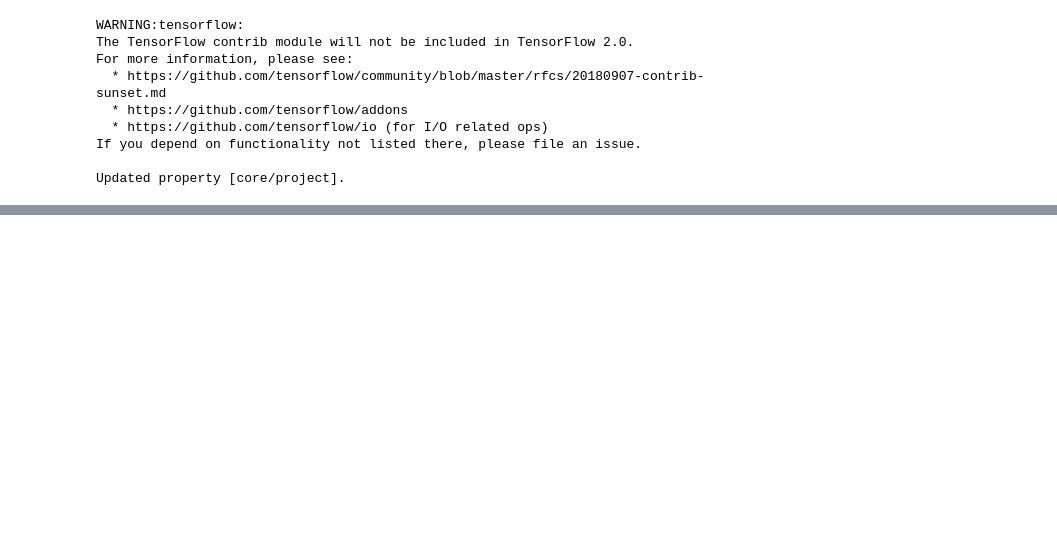
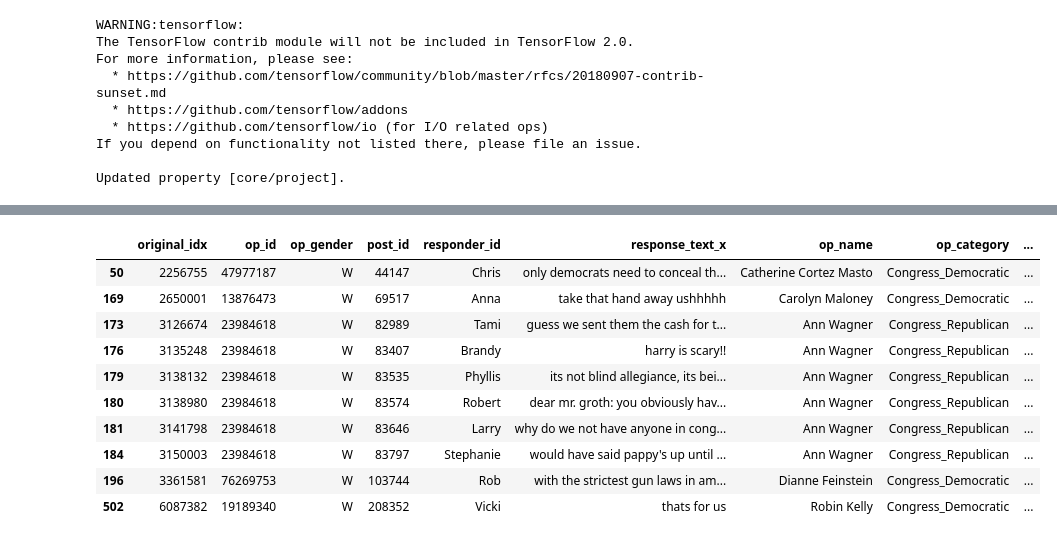
Before and after one commit to emrapport/w266-final-project, a Jupyter notebook: modeling/sample_1000.ipynb, the cells around one changed output, grey strips where cells are left out. Cells and saved outputs as stored; diff of their text form; code cells hidden in the pictures; blank space fills up the shorter version.

```diff
--- a/modeling/sample_1000.ipynb
+++ b/modeling/sample_1000.ipynb
@@ -80,0 +203,19 @@ files.download('sample_1000.csv')
+# %%
+# Lorrel incorrectly guessed male.
+LP_false_M = LP_incorrect[LP_incorrect['LP_Gender']=='M']
+# Lorrel incorrectly guessed female.
+LP_false_F = LP_incorrect[LP_incorrect['LP_Gender']=='W']
+# %%
+LP_false_M.head(10)
+# %% [output]
+|  | original_idx | op_id | op_gender | post_id | responder_id | response_text_x | op_name | op_category | ... |
+| 50 | 2256755 | 47977187 | W | 44147 | Chris | only democrats need to conceal th... | Catherine Cortez Masto | Congress_Democratic | ... |
+| 169 | 2650001 | 13876473 | W | 69517 | Anna | take that hand away ushhhhh | Carolyn Maloney | Congress_Democratic | ... |
+| 173 | 3126674 | 23984618 | W | 82989 | Tami | guess we sent them the cash for t... | Ann Wagner | Congress_Republican | ... |
+| 176 | 3135248 | 23984618 | W | 83407 | Brandy | harry is scary!! | Ann Wagner | Congress_Republican | ... |
+| 179 | 3138132 | 23984618 | W | 83535 | Phyllis | its not blind allegiance, its bei... | Ann Wagner | Congress_Republican | ... |
+| 180 | 3138980 | 23984618 | W | 83574 | Robert | dear mr. groth: you obviously hav... | Ann Wagner | Congress_Republican | ... |
+| 181 | 3141798 | 23984618 | W | 83646 | Larry | why do we not have anyone in cong... | Ann Wagner | Congress_Republican | ... |
+| 184 | 3150003 | 23984618 | W | 83797 | Stephanie | would have said pappy's up until ... | Ann Wagner | Congress_Republican | ... |
+| 196 | 3361581 | 76269753 | W | 103744 | Rob | with the strictest gun laws in am... | Dianne Feinstein | Congress_Democratic | ... |
+| 502 | 6087382 | 19189340 | W | 208352 | Vicki | thats for us | Robin Kelly | Congress_Democratic | ... |
```
Also changed, not shown: parts of 19 cells of this notebook.
